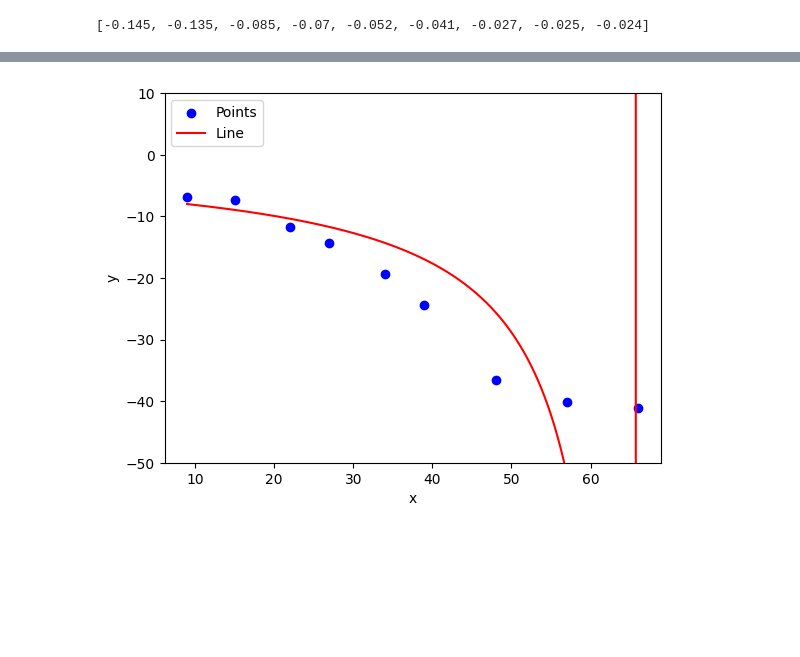
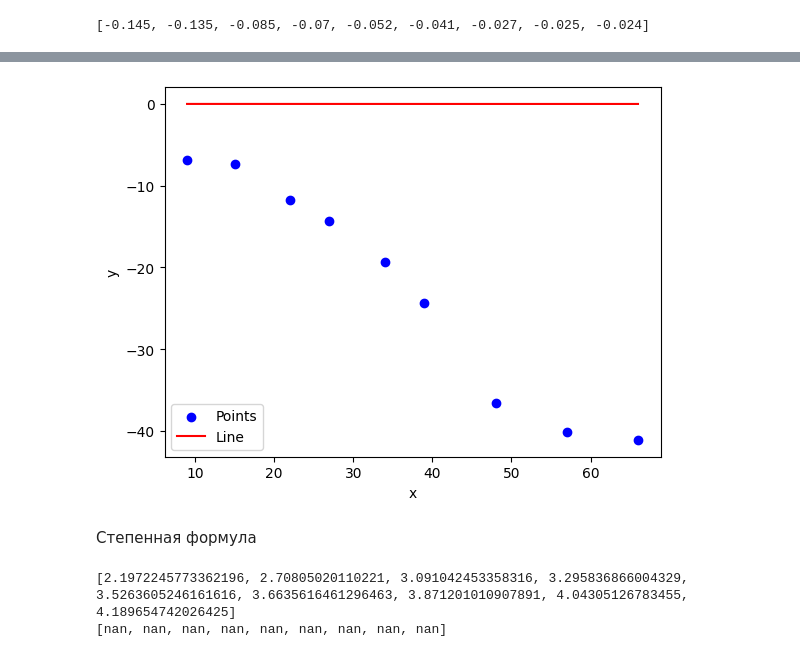
Before and after one commit to Romariok/Mathematical-statistics, a Jupyter notebook: lab7/main.ipynb, the cells around one changed output, grey strips where cells are left out. Drawn from its saved outputs; the diff is of its cells as text; code cells hidden in the pictures; blank space fills up the shorter version.

```diff
--- a/lab7/main.ipynb
+++ b/lab7/main.ipynb
@@ -50,0 +100,6 @@ Z(-41.1) = -4.25 e = -36.8
+# %%
+def z1(t):
+   return 1/(-1.12 + 25.68*t)
+
+for i in range(len(y)):
+    print(f"Z({x[i]}) = {z1(x[i]):.3} e = {y[i]-z1(x[i]):.3}")
@@ -51,25 +116,26 @@ Z(-41.1) = -4.25 e = -36.8
 # %%
-# Plot the points
 plt.scatter(x, y, color='blue', label='Points')
 
-# Generate x values for the line
 x_line = np.linspace(min(x), max(x), 1000)
 
-# Calculate y values for the line using the function z
-y_line = [z(t) for t in x_line]
+y_line = [z1(t) for t in x_line]
 
-# Plot the line
 plt.plot(x_line, y_line, color='red', label='Line')
 
-# Add labels and legend
 plt.xlabel('x')
 plt.ylabel('y')
 plt.legend()
 
-# Set y-axis limits
-plt.ylim(-50, 10)
-
-# Show the plot
 plt.show()
 # %% [output]
-[figure, old version]
+[figure, new version]
+# %% [markdown]
+Степенная формула
+# %%
+new_x = [np.log(i) for i in x]
+new_y = [np.log(i) for i in y]
+print(new_x)
+print(new_y)
+# %% [output]
+[2.1972245773362196, 2.70805020110221, 3.091042453358316, 3.295836866004329, 3.5263605246161616, 3.6635616461296463, 3.871201010907891, 4.04305126783455, 4.189654742026425]
+[nan, nan, nan, nan, nan, nan, nan, nan, nan]
```
Also changed, not shown: parts of 8 cells of this notebook, 3 other files.
